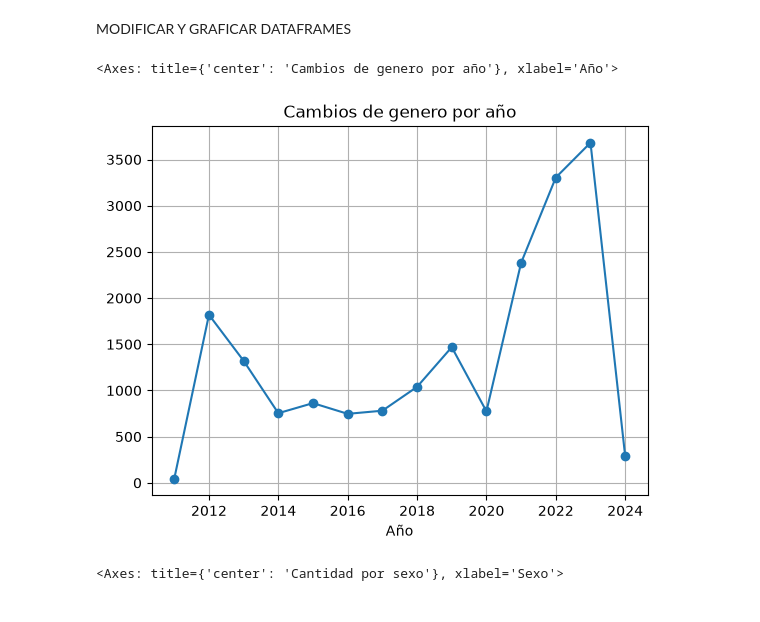
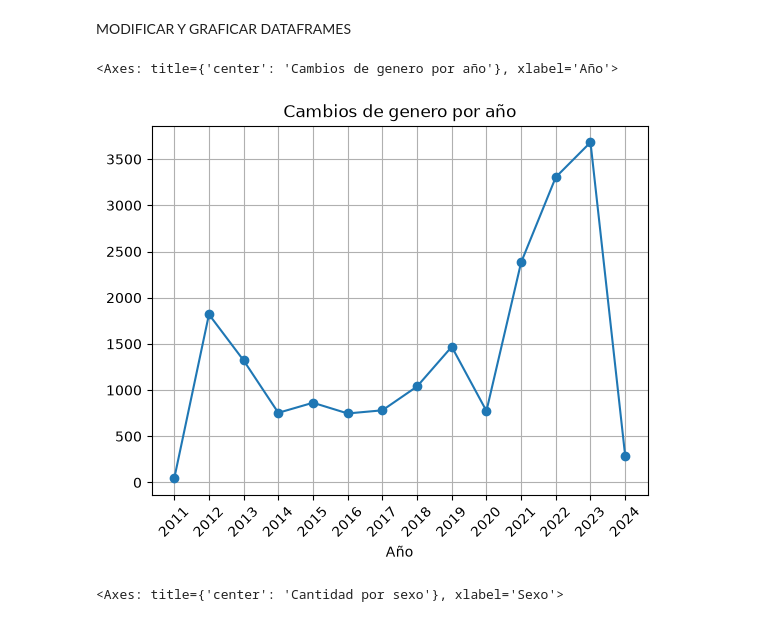
Before and after one commit to TomasVerniano/ANALISIS_POBLACION_ARGENTINA_AED, a Jupyter notebook: cambios_genero.ipynb, the cells around one changed output. Drawn from its saved outputs; the diff is of its cells as text; code cells hidden in the pictures.

```diff
--- a/cambios_genero.ipynb
+++ b/cambios_genero.ipynb
@@ -64,10 +64,10 @@ memory usage: 11.0 KB
 MODIFICAR Y GRAFICAR DATAFRAMES
 # %%
 cambios_genero_año_total = cambios_genero_año.groupby('anio_cambio')['cantidad'].sum()
-cambios_genero_año_total.plot(kind='line', x='anio_cambio', xlabel='Año', y='cantidad', title='Cambios de genero por año', marker='o', grid=True)
+cambios_genero_año_total.plot(kind='line', x='anio_cambio', xticks=cambios_genero_año_total.index, rot=45, xlabel='Año', y='cantidad', title='Cambios de genero por año', marker='o', grid=True)
 # %% [output]
 <Axes: title={'center': 'Cambios de genero por año'}, xlabel='Año'>
-[figure, old version]
+[figure, new version]
 # %%
 cambios_genero_sexo = cambios_genero_edad.groupby('genero')['cantidad'].sum()
 cambios_genero_sexo.plot(kind='bar', xlabel='Sexo', title= 'Cantidad por sexo', grid=True)
```
Also changed, not shown: 5 other files.
